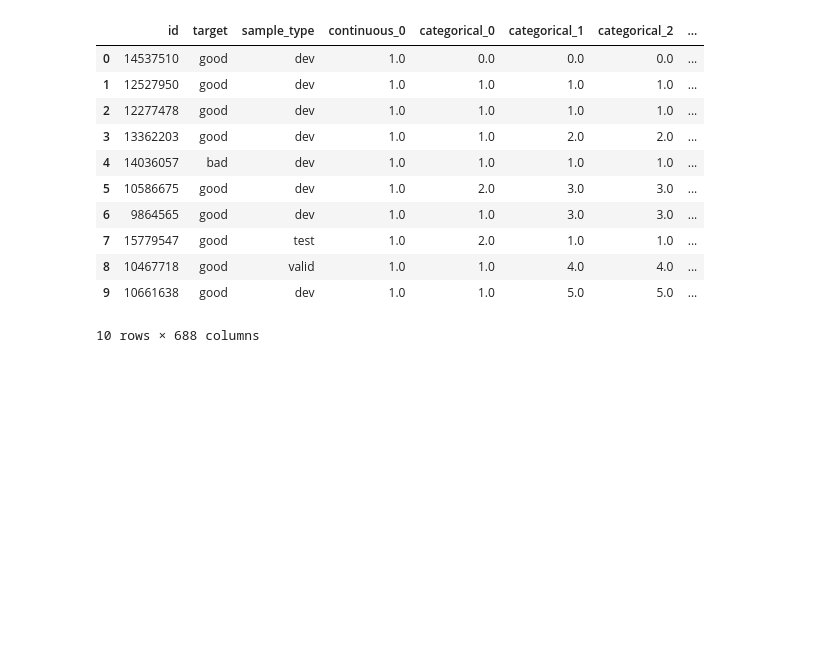
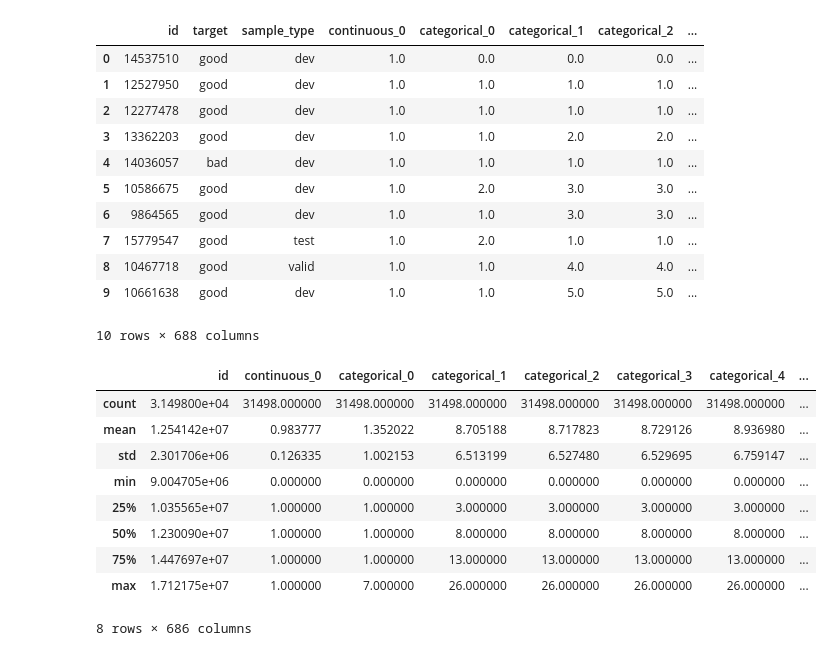
Before and after one commit to JohnnyWalker010/fraud_transaction_detection, a Jupyter notebook: fraud_transactions_detection.ipynb, the cells around one changed output. Cells and saved outputs as stored; diff of their text form; code cells hidden in the pictures; blank space fills up the shorter version.

```diff
--- a/fraud_transactions_detection.ipynb
+++ b/fraud_transactions_detection.ipynb
@@ -27,3 +27,17 @@ df.head(10)
 | 8 | 10467718 | good | valid | 1.0 | 1.0 | 4.0 | 4.0 | ... |
 | 9 | 10661638 | good | dev | 1.0 | 1.0 | 5.0 | 5.0 | ... |
 10 rows × 688 columns
+# %%
+# Check the dataframe statistics summary overview. Note the significant amount of NaN values.
+df.describe()
+# %% [output]
+|  | id | continuous_0 | categorical_0 | categorical_1 | categorical_2 | categorical_3 | categorical_4 | ... |
+| count | 3.149800e+04 | 31498.000000 | 31498.000000 | 31498.000000 | 31498.000000 | 31498.000000 | 31498.000000 | ... |
+| mean | 1.254142e+07 | 0.983777 | 1.352022 | 8.705188 | 8.717823 | 8.729126 | 8.936980 | ... |
+| std | 2.301706e+06 | 0.126335 | 1.002153 | 6.513199 | 6.527480 | 6.529695 | 6.759147 | ... |
+| min | 9.004705e+06 | 0.000000 | 0.000000 | 0.000000 | 0.000000 | 0.000000 | 0.000000 | ... |
+| 25% | 1.035565e+07 | 1.000000 | 1.000000 | 3.000000 | 3.000000 | 3.000000 | 3.000000 | ... |
+| 50% | 1.230090e+07 | 1.000000 | 1.000000 | 8.000000 | 8.000000 | 8.000000 | 8.000000 | ... |
+| 75% | 1.447697e+07 | 1.000000 | 1.000000 | 13.000000 | 13.000000 | 13.000000 | 13.000000 | ... |
+| max | 1.712175e+07 | 1.000000 | 7.000000 | 26.000000 | 26.000000 | 26.000000 | 26.000000 | ... |
+8 rows × 686 columns
```
Also changed, not shown: parts of 2 cells of this notebook.
